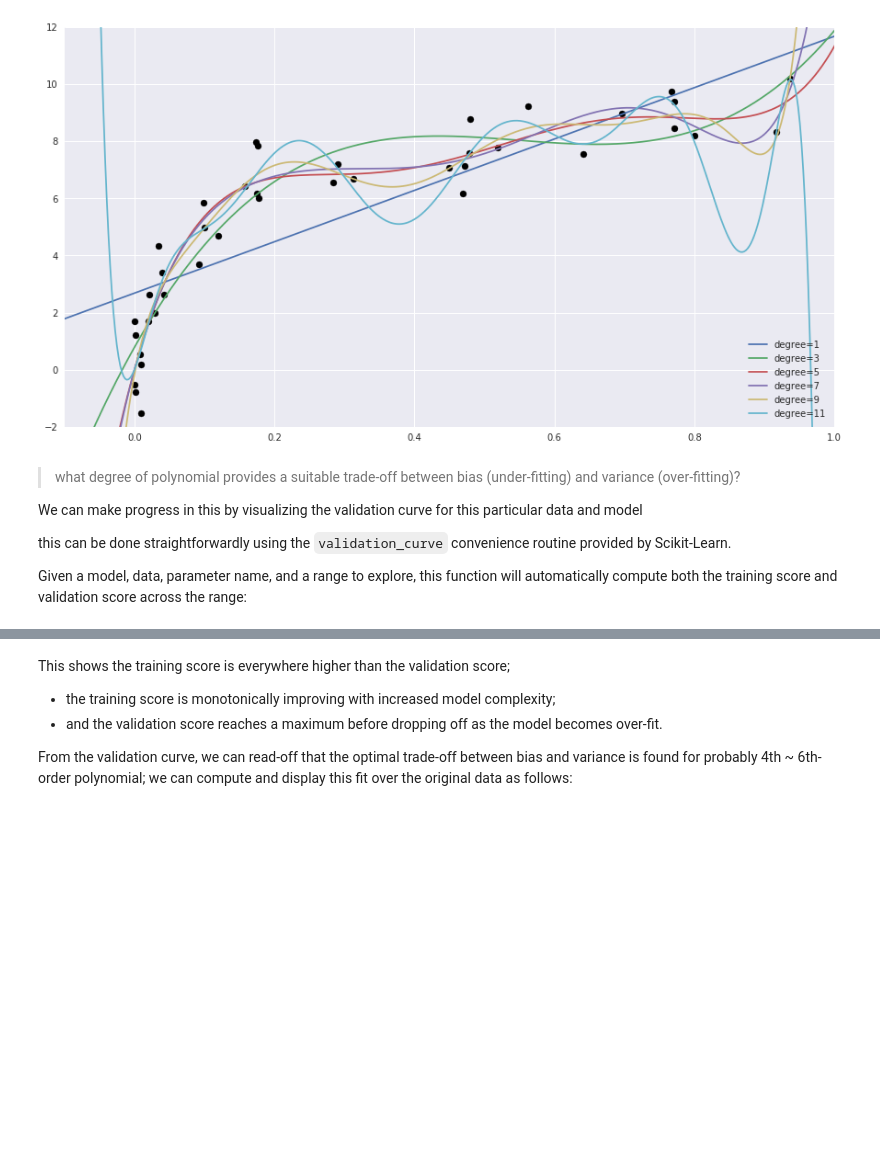
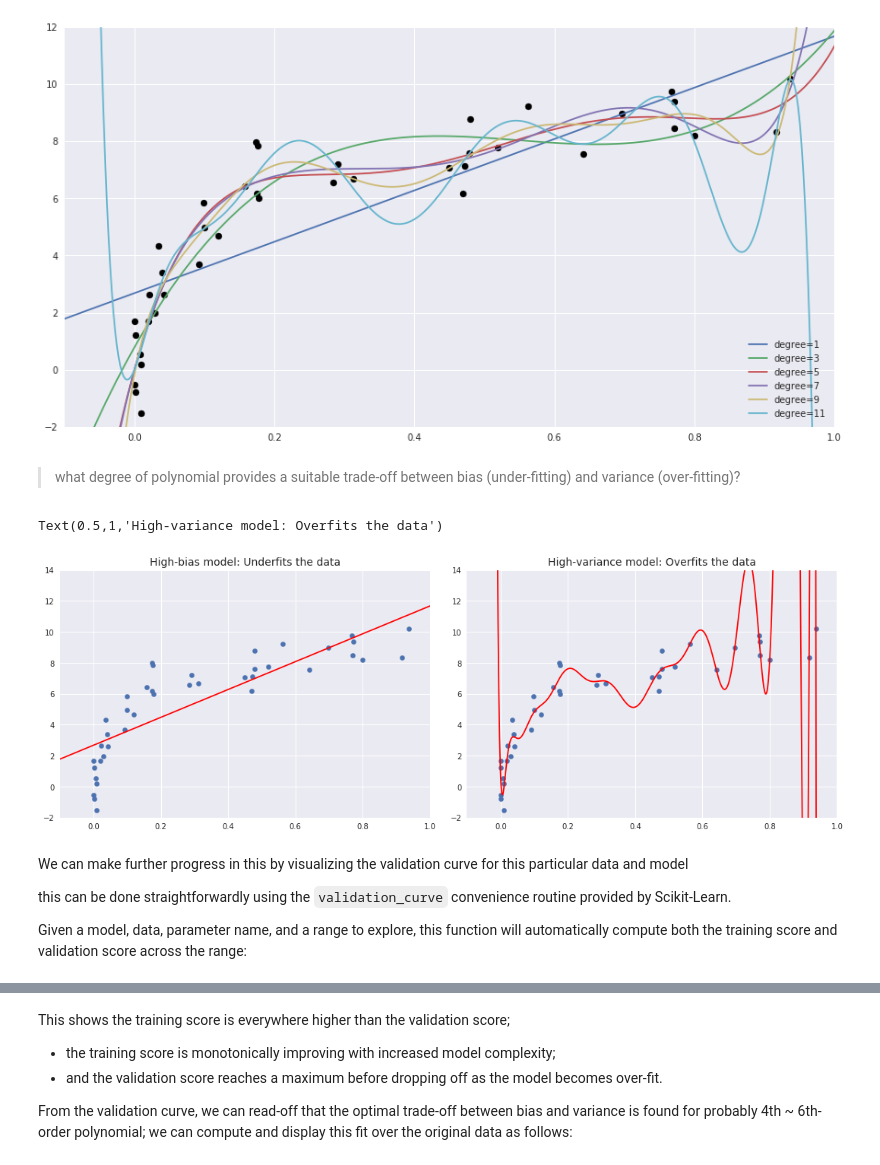
Before and after one commit to karenyyy/data_science, a Jupyter notebook: py_datasci/notebooks/05.03-Hyperparameters-and-Model-Validation.ipynb, the cells around one changed output, grey strips where cells are left out. Drawn from its saved outputs; the diff is of its cells as text; code cells hidden in the pictures; blank space fills up the shorter version.

```diff
--- a/py_datasci/notebooks/05.03-Hyperparameters-and-Model-Validation.ipynb
+++ b/py_datasci/notebooks/05.03-Hyperparameters-and-Model-Validation.ipynb
@@ -157,10 +157,30 @@ plt.legend(loc='lower right');
 # %% [output]
 <matplotlib.figure.Figure at 0x...>
 [figure]
+# %% [markdown]
+>  what degree of polynomial provides a suitable trade-off between bias (under-fitting) and variance (over-fitting)?
+# %%
+xfit = np.linspace(-0.1, 1.0, 1000)[:, None]
+model1 = PolynomialRegression(1).fit(X, y)
+model20 = PolynomialRegression(20).fit(X, y)
+
+fig, ax = plt.subplots(1, 2, figsize=(16, 6))
+fig.subplots_adjust(left=0.0625, right=0.95, wspace=0.1)
+
+ax[0].scatter(X.ravel(), y, s=40)
+ax[0].plot(xfit.ravel(), model1.predict(xfit), color='red')
+ax[0].axis([-0.1, 1.0, -2, 14])
+ax[0].set_title('High-bias model: Underfits the data', size=14)
+
+ax[1].scatter(X.ravel(), y, s=40)
+ax[1].plot(xfit.ravel(), model20.predict(xfit), color='red')
+ax[1].axis([-0.1, 1.0, -2, 14])
+ax[1].set_title('High-variance model: Overfits the data', size=14)
+# %% [output]
+Text(0.5,1,'High-variance model: Overfits the data')
+[figure, added]
 # %% [markdown]
->  what degree of polynomial provides a suitable trade-off between bias (under-fitting) and variance (over-fitting)?
-
-We can make progress in this by visualizing the validation curve for this particular data and model
+We can make further progress in this by visualizing the validation curve for this particular data and model
 
 this can be done straightforwardly using the ``validation_curve`` convenience routine provided by Scikit-Learn.
 
```
Also changed, not shown: parts of 6 cells of this notebook, 16 other files.
